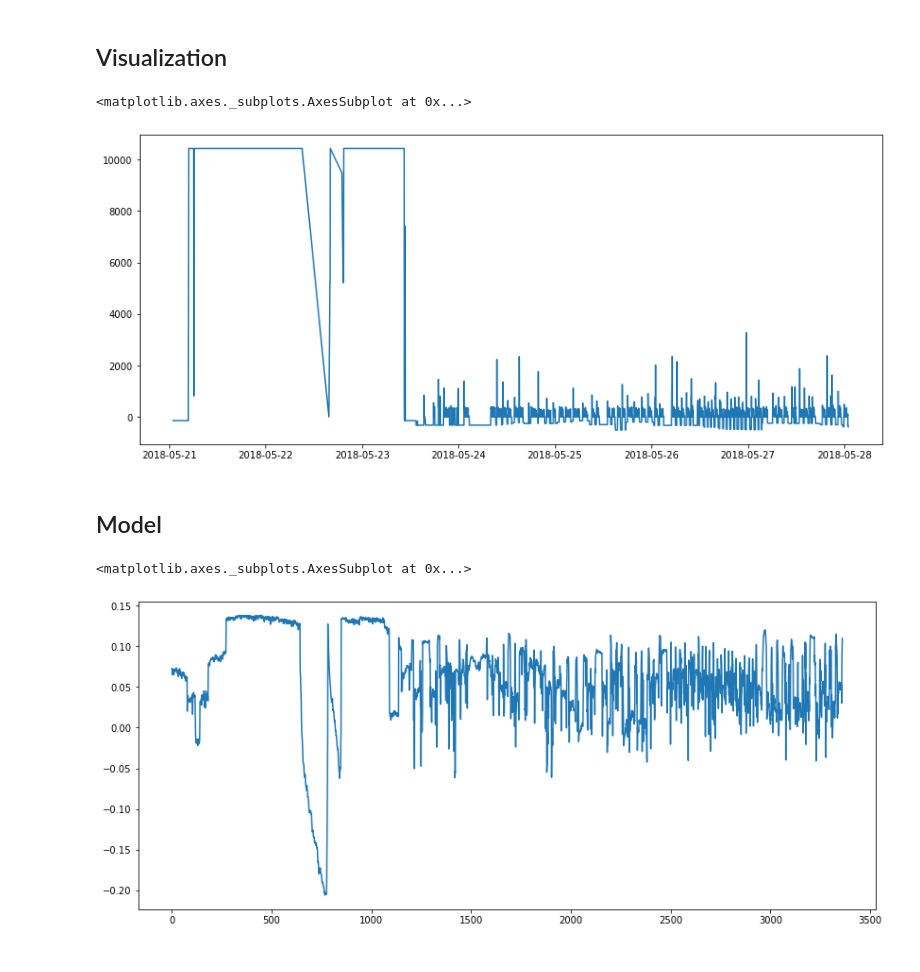
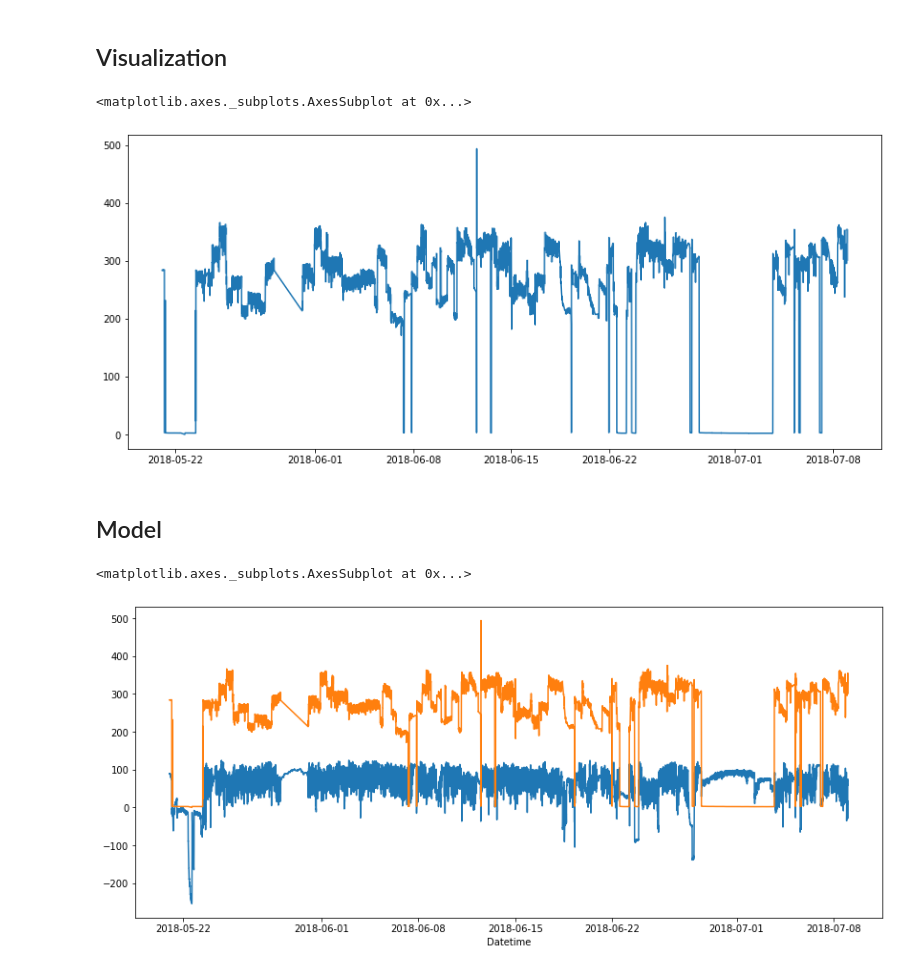
Before and after one commit to Emil207/Multivariate-anomaly-detection, a Jupyter notebook: Code/MAD/Sandvik.ipynb, the cells around one changed output. Cells and saved outputs as stored; diff of their text form; code cells hidden in the pictures.

Commit message:
added goal document and data generation

```diff
--- a/Code/MAD/Sandvik.ipynb
+++ b/Code/MAD/Sandvik.ipynb
@@ -22,8 +22,7 @@ from sklearn.metrics import mean_absolute_error
 # %%
 # arkiv_B
 path_arkivb = '/Users/Emil/Data/Exjobbsdata/Sandvik/Data/CSV_2018_B_Arkiv_Sekund'
-all_arkivb = glob.glob(os.path.join(path_arkivb, "*.TXT")) #B1_2018_V21
-
+all_arkivb = glob.glob(os.path.join(path_arkivb, "B1_2018_V2*.TXT"))
 df_each_arkivb = (pd.read_csv(f, sep=';', header = None, encoding = 'unicode_escape') for f in all_arkivb)
 arkivb_df = pd.concat(df_each_arkivb, ignore_index = True)
 
@@ -69,9 +78,9 @@ arkivb_grouped_df.shape
 #### Erasing if variance is zero
 # %%
 # Drop columns with zero variance (constant)
-cols_without_variance = [col for col in grouped_df.columns if (grouped_df[col].var() == 0)]
-variance_df = grouped_df.drop(cols_without_variance, axis=1)
+cols_without_variance = [col for col in arkivb_grouped_df.columns if (arkivb_grouped_df[col].var() == 0)]
+arkivb_variance_df = arkivb_grouped_df.drop(cols_without_variance, axis=1)
 
 # Resulting shape
-variance_df.shape
+arkivb_variance_df.shape
 # %% [output]
@@ -79,15 +88,15 @@ variance_df.shape
 # %% [markdown]
 #### Handling missing values and imputing
 # %%
-# Specify acceptence percent of missing data
-cut_off = 0.8
+# Specify acceptance percent of missing data
+cut_off = 0.75
 
 # Drop columns with missing data
-missing_df = variance_df.dropna(thresh = cut_off*len(variance_df.index), axis = 1)
+arkivb_missing_df = arkivb_variance_df.dropna(thresh = cut_off*len(arkivb_variance_df.index), axis = 1)
 
 # Impute missing values with linear function
-imputed_df = missing_df.interpolate(axis=0)
+arkivb_imputed_df = arkivb_missing_df.interpolate(axis=0)
 
 # Resulting shape
-missing_df.shape
+arkivb_missing_df.shape
 # %% [output]
@@ -108,0 +106,3 @@ df.head()
+# %%
+arkivb_df = arkivb_imputed_df
+arkivb_df.head()
@@ -110,24 +119,20 @@ df.head()
 ## Visualization
 # %%
 plt.figure(figsize=(14,6))
-sns.lineplot(data = df['Tjockleksmätare 3 , avvikelse'])
+sns.lineplot(data = arkivb_df['GIvare: Valsoljeflöde, skalat värde'])
 # %% [output]
 <matplotlib.axes._subplots.AxesSubplot at 0x...>
-[figure, old version]
+[figure, new version]
 # %% [markdown]
 ## Model
 # %%
-# Choose target and features
-X = df
-#y = # insert annotated data
-#train_X, val_X, train_y, val_y = train_test_split(X, y,random_state = 0)
-
+X = arkivb_df
 if_model = IsolationForest(contamination = 'auto', behaviour="new")
 if_model.fit(X)
 if_score = if_model.decision_function(X)
-
 plt.figure(figsize=(14,6))
-sns.lineplot(data = if_score)
+sns.lineplot(x = X.index, y = if_score * 1000)
+#sns.lineplot(data = X['GIvare: Valsoljeflöde, skalat värde'])
 # %% [output]
 <matplotlib.axes._subplots.AxesSubplot at 0x...>
-[figure, old version]
+[figure, new version]
```
Also changed, not shown: parts of 11 cells of this notebook, 4 other files.
